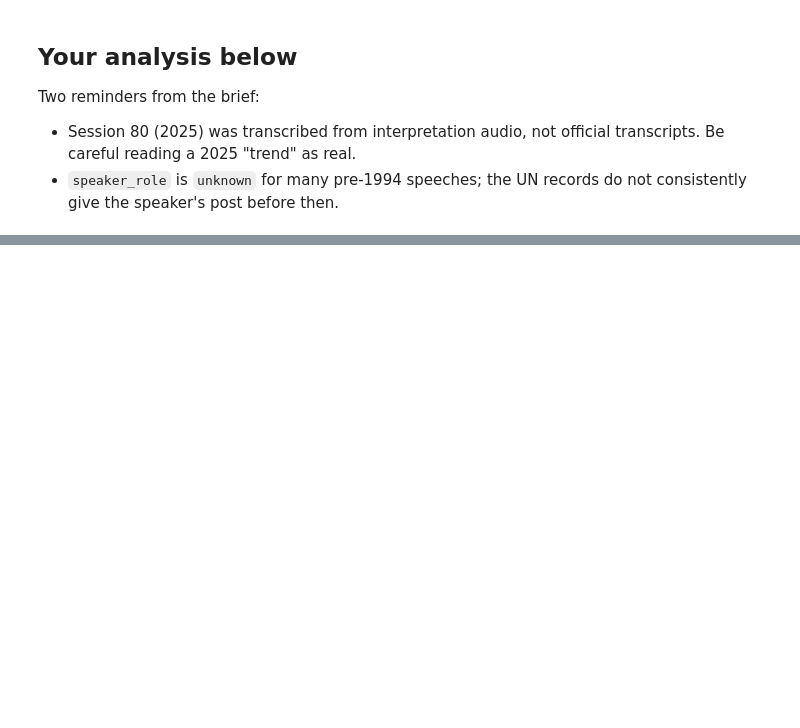
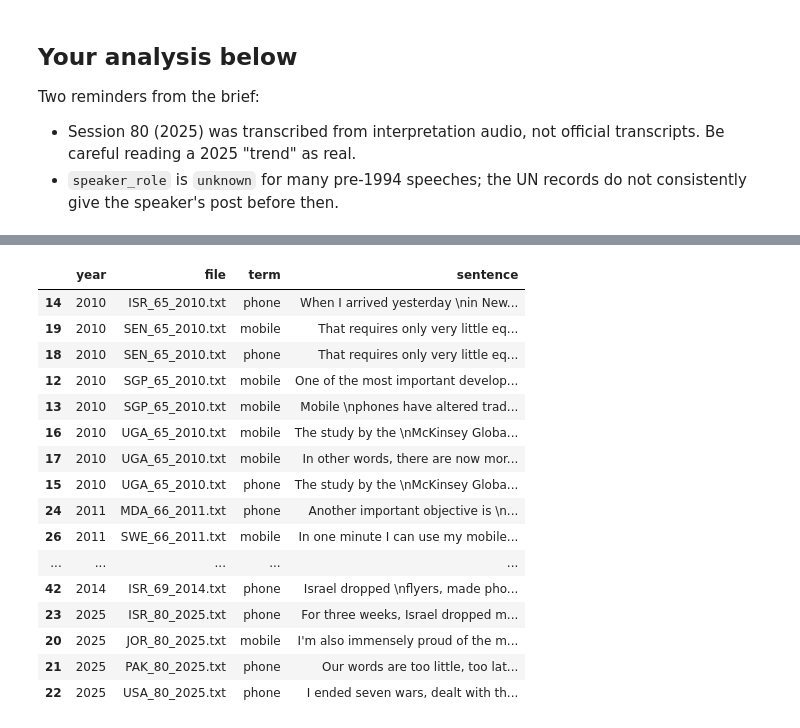
Before and after one commit to bwcd213/UN-General-Debate-Analysis, a Jupyter notebook: notebooks/template.ipynb, the cells around one changed output, grey strips where cells are left out. Saved outputs shown, nothing was run; the diff lists cells and outputs as text; code cells hidden in the pictures; blank space fills up the shorter version.

```diff
--- a/notebooks/template.ipynb
+++ b/notebooks/template.ipynb
@@ -155,3 +285,69 @@ Two reminders from the brief:
   transcripts. Be careful reading a 2025 "trend" as real.
 - `speaker_role` is `unknown` for many pre-1994 speeches; the UN records do not
   consistently give the speaker's post before then.
+# %%
+def search_speeches(session_start, session_end, words):
+    patterns = {
+        word: re.compile(rf"(?<!\w){re.escape(word)}(?!\w)", re.IGNORECASE)
+        for word in words
+    }
+
+    records = []
+    occurrences = []
+
+    for path in RAW_DIR.rglob("*.txt"):
+        match = re.search(
+            r"session[\s_-]*(\d+)[\s_-]+(19|20)\d{2}",
+            str(path),
+            re.IGNORECASE,
+        )
+
+        if not match:
+            continue
+
+        session = int(match.group(1))
+        if not session_start <= session <= session_end:
+            continue
+
+        year_match = re.search(r"\b(19|20)\d{2}\b", str(path))
+        if not year_match:
+            continue
+
+        year = int(year_match.group())
+        text = path.read_text(encoding="utf-8", errors="ignore")
+
+        records.append({
+            "session": session,
+            "year": year,
+            "file": path.name,
+            **{word: len(pattern.findall(text)) for word, pattern in patterns.items()},
+        })
+
+        sentences = re.split(r"(?<=[.!?])\s+", text.strip())
+
+        for sentence in sentences:
+            for word, pattern in patterns.items():
+                if pattern.search(sentence):
+                    occurrences.append({
+                        "session": session,
+                        "year": year,
+                        "file": path.name,
+                        "word": word,
+                        "sentence": sentence.strip(),
+                    })
+
+    counts = pd.DataFrame(records)
+
+    if not counts.empty:
+        counts_by_year = (
+            counts.groupby("year")[words]
+            .sum()
+            .sort_index()
+        )
+    else:
+        counts_by_year = pd.DataFrame(columns=words)
+
+    occurrences_df = pd.DataFrame(occurrences)
+
+    return counts_by_year, occurrences_df
+# %% [output]
@@ -157,0 +364,17 @@ Two reminders from the brief:
+|  | year | file | term | sentence |
+| 14 | 2010 | ISR_65_2010.txt | phone | When I arrived yesterday \nin New... |
+| 19 | 2010 | SEN_65_2010.txt | mobile | That requires only very little eq... |
+| 18 | 2010 | SEN_65_2010.txt | phone | That requires only very little eq... |
+| 12 | 2010 | SGP_65_2010.txt | mobile | One of the most important develop... |
+| 13 | 2010 | SGP_65_2010.txt | mobile | Mobile \nphones have altered trad... |
+| 16 | 2010 | UGA_65_2010.txt | mobile | The study by the \nMcKinsey Globa... |
+| 17 | 2010 | UGA_65_2010.txt | mobile | In other words, there are now mor... |
+| 15 | 2010 | UGA_65_2010.txt | phone | The study by the \nMcKinsey Globa... |
+| 24 | 2011 | MDA_66_2011.txt | phone | Another important objective is \n... |
+| 26 | 2011 | SWE_66_2011.txt | mobile | In one minute I can use my mobile... |
+| ... | ... | ... | ... | ... |
+| 42 | 2014 | ISR_69_2014.txt | phone | Israel dropped \nflyers, made pho... |
+| 23 | 2025 | ISR_80_2025.txt | phone | For three weeks, Israel dropped m... |
+| 20 | 2025 | JOR_80_2025.txt | mobile | I'm also immensely proud of the m... |
+| 21 | 2025 | PAK_80_2025.txt | phone | Our words are too little, too lat... |
+| 22 | 2025 | USA_80_2025.txt | phone | I ended seven wars, dealt with th... |
```
Also changed, not shown: parts of 12 cells of this notebook, 3 other files.
